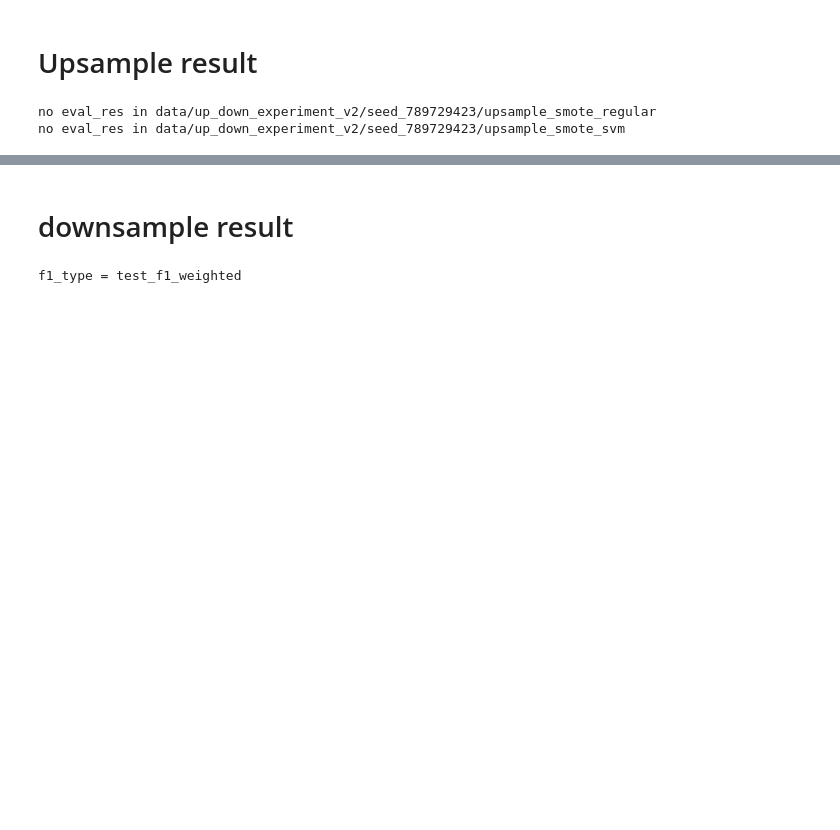
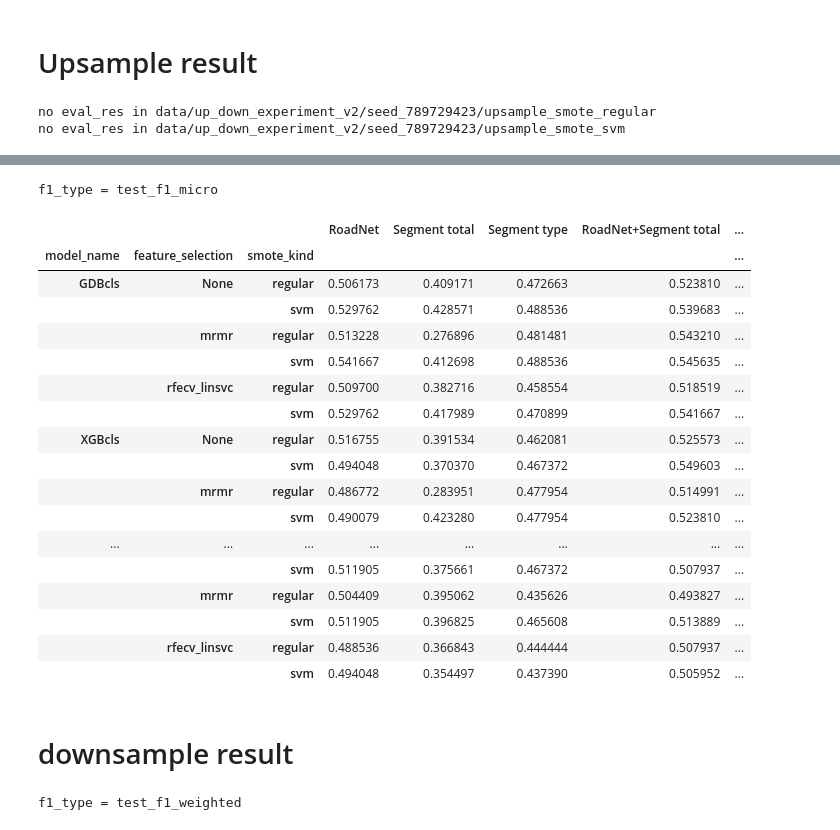
Before and after one commit to JHWu92/cysf_pred, a Jupyter notebook: report EXP3 v2.ipynb, the cells around one changed output, grey strips where cells are left out. Drawn from its saved outputs; the diff is of its cells as text; code cells hidden in the pictures; blank space fills up the shorter version.

```diff
--- a/report EXP3 v2.ipynb
+++ b/report EXP3 v2.ipynb
@@ -98,7 +74,31 @@ table.columns.name = f1_type
 # %%
+f1_type = f1_choices[2]
+print('f1_type =', f1_type)
+
 key_cols = ['model_name', 'feature_selection', 'smote_kind']
 table = get_paper_table(up_means, f1_type, key_cols)
-table.to_csv('deliverables/EXP3 upsampling table.csv', encoding='utf8')
+table.to_csv('deliverables/EXP3 upsampling table %s.csv' % f1_type, encoding='utf8')
+table
+# %% [output]
+f1_type = test_f1_micro
+|  |  |  | RoadNet | Segment total | Segment type | RoadNet+Segment total | ... |
+| model_name | feature_selection | smote_kind |  |  |  |  | ... |
+| GDBcls | None | regular | 0.506173 | 0.409171 | 0.472663 | 0.523810 | ... |
+|  |  | svm | 0.529762 | 0.428571 | 0.488536 | 0.539683 | ... |
+|  | mrmr | regular | 0.513228 | 0.276896 | 0.481481 | 0.543210 | ... |
+|  |  | svm | 0.541667 | 0.412698 | 0.488536 | 0.545635 | ... |
+|  | rfecv_linsvc | regular | 0.509700 | 0.382716 | 0.458554 | 0.518519 | ... |
+|  |  | svm | 0.529762 | 0.417989 | 0.470899 | 0.541667 | ... |
+| XGBcls | None | regular | 0.516755 | 0.391534 | 0.462081 | 0.525573 | ... |
+|  |  | svm | 0.494048 | 0.370370 | 0.467372 | 0.549603 | ... |
+|  | mrmr | regular | 0.486772 | 0.283951 | 0.477954 | 0.514991 | ... |
+|  |  | svm | 0.490079 | 0.423280 | 0.477954 | 0.523810 | ... |
+| ... | ... | ... | ... | ... | ... | ... | ... |
+|  |  | svm | 0.511905 | 0.375661 | 0.467372 | 0.507937 | ... |
+|  | mrmr | regular | 0.504409 | 0.395062 | 0.435626 | 0.493827 | ... |
+|  |  | svm | 0.511905 | 0.396825 | 0.465608 | 0.513889 | ... |
+|  | rfecv_linsvc | regular | 0.488536 | 0.366843 | 0.444444 | 0.507937 | ... |
+|  |  | svm | 0.494048 | 0.354497 | 0.437390 | 0.505952 | ... |
 # %%
 on_train_grid_res = get_up_result('upsample_smote', 'grid')
 # %%
```
Also changed, not shown: parts of 5 cells of this notebook, 9 other files.
